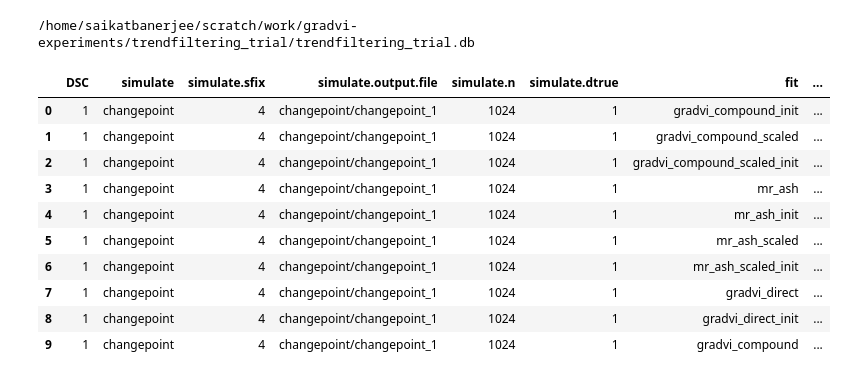
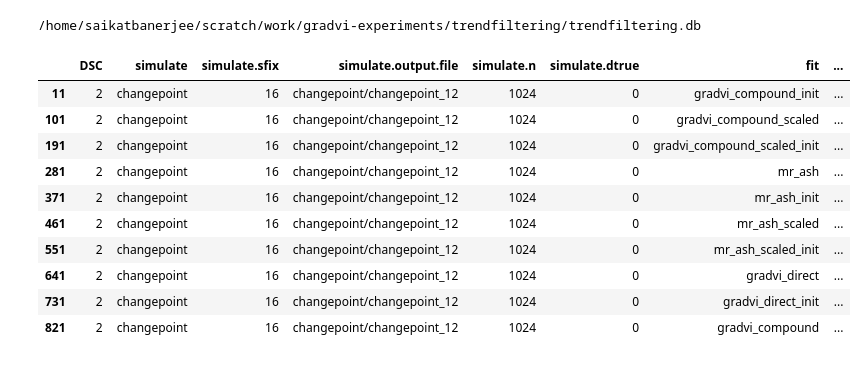
Before and after one commit to banskt/gradvi-experiments, a Jupyter notebook: analysis/dsc_output_trendfiltering.ipynb, the cells around one changed output. Saved outputs shown, nothing was run; the diff lists cells and outputs as text; code cells hidden in the pictures.

```diff
--- a/analysis/dsc_output_trendfiltering.ipynb
+++ b/analysis/dsc_output_trendfiltering.ipynb
@@ -29,38 +29,39 @@ def stratify_dfcols(df, condition_list):
         df = stratify_dfcol(df, colname, value)
     return df
 # %%
-dsc_output = "/home/saikatbanerjee/scratch/work/gradvi-experiments/trendfiltering_trial"
+dsc_output = "/home/saikatbanerjee/scratch/work/gradvi-experiments/trendfiltering"
 # %%
 db = os.path.join(dsc_output, os.path.basename(os.path.normpath(dsc_output)) + ".db")
 print(db)
 # %% [output]
-/home/saikatbanerjee/scratch/work/gradvi-experiments/trendfiltering_trial/trendfiltering_trial.db
+/home/saikatbanerjee/scratch/work/gradvi-experiments/trendfiltering/trendfiltering.db
 # %%
 '''
 Target can be any module name, group name
 or module.variable
 There are two groups of methods, one of them
 needs to be force removed during query (groups = ["fit_cpt:"])
 '''
 
 target = ["simulate", "simulate.sfix", "simulate.dtrue", "simulate.n", "fit", "tfmse.err"]
 #condition = ["simulate.sfix == 2", "simulate.signal == 'normal'", "simulate.dims == '(50, 200)'"]
 #groups = ["fit_cpt:"]
 condition = [""]
 qp = dscQP(db, target, condition)
 qp_df = qp.output_table
 
-qp_df
+df = stratify_dfcols(qp_df, [('simulate.sfix', 16), ('simulate.dtrue', 0), ('DSC', 2)])
+df
 # %% [output]
 |  | DSC | simulate | simulate.sfix | simulate.output.file | simulate.n | simulate.dtrue | fit | ... |
-| 0 | 1 | changepoint | 4 | changepoint/changepoint_1 | 1024 | 1 | gradvi_compound_init | ... |
-| 1 | 1 | changepoint | 4 | changepoint/changepoint_1 | 1024 | 1 | gradvi_compound_scaled | ... |
-| 2 | 1 | changepoint | 4 | changepoint/changepoint_1 | 1024 | 1 | gradvi_compound_scaled_init | ... |
-| 3 | 1 | changepoint | 4 | changepoint/changepoint_1 | 1024 | 1 | mr_ash | ... |
-| 4 | 1 | changepoint | 4 | changepoint/changepoint_1 | 1024 | 1 | mr_ash_init | ... |
-| 5 | 1 | changepoint | 4 | changepoint/changepoint_1 | 1024 | 1 | mr_ash_scaled | ... |
-| 6 | 1 | changepoint | 4 | changepoint/changepoint_1 | 1024 | 1 | mr_ash_scaled_init | ... |
-| 7 | 1 | changepoint | 4 | changepoint/changepoint_1 | 1024 | 1 | gradvi_direct | ... |
-| 8 | 1 | changepoint | 4 | changepoint/changepoint_1 | 1024 | 1 | gradvi_direct_init | ... |
-| 9 | 1 | changepoint | 4 | changepoint/changepoint_1 | 1024 | 1 | gradvi_compound | ... |
+| 11 | 2 | changepoint | 16 | changepoint/changepoint_12 | 1024 | 0 | gradvi_compound_init | ... |
+| 101 | 2 | changepoint | 16 | changepoint/changepoint_12 | 1024 | 0 | gradvi_compound_scaled | ... |
+| 191 | 2 | changepoint | 16 | changepoint/changepoint_12 | 1024 | 0 | gradvi_compound_scaled_init | ... |
+| 281 | 2 | changepoint | 16 | changepoint/changepoint_12 | 1024 | 0 | mr_ash | ... |
+| 371 | 2 | changepoint | 16 | changepoint/changepoint_12 | 1024 | 0 | mr_ash_init | ... |
+| 461 | 2 | changepoint | 16 | changepoint/changepoint_12 | 1024 | 0 | mr_ash_scaled | ... |
+| 551 | 2 | changepoint | 16 | changepoint/changepoint_12 | 1024 | 0 | mr_ash_scaled_init | ... |
+| 641 | 2 | changepoint | 16 | changepoint/changepoint_12 | 1024 | 0 | gradvi_direct | ... |
+| 731 | 2 | changepoint | 16 | changepoint/changepoint_12 | 1024 | 0 | gradvi_direct_init | ... |
+| 821 | 2 | changepoint | 16 | changepoint/changepoint_12 | 1024 | 0 | gradvi_compound | ... |
 # %%
```
Also changed, not shown: parts of 10 cells of this notebook, 6 other files.
